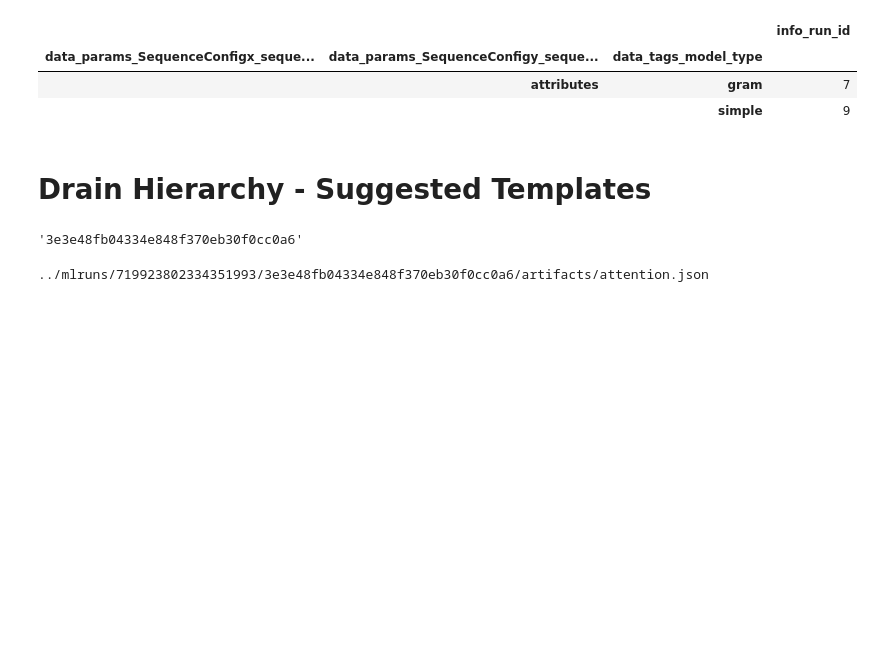
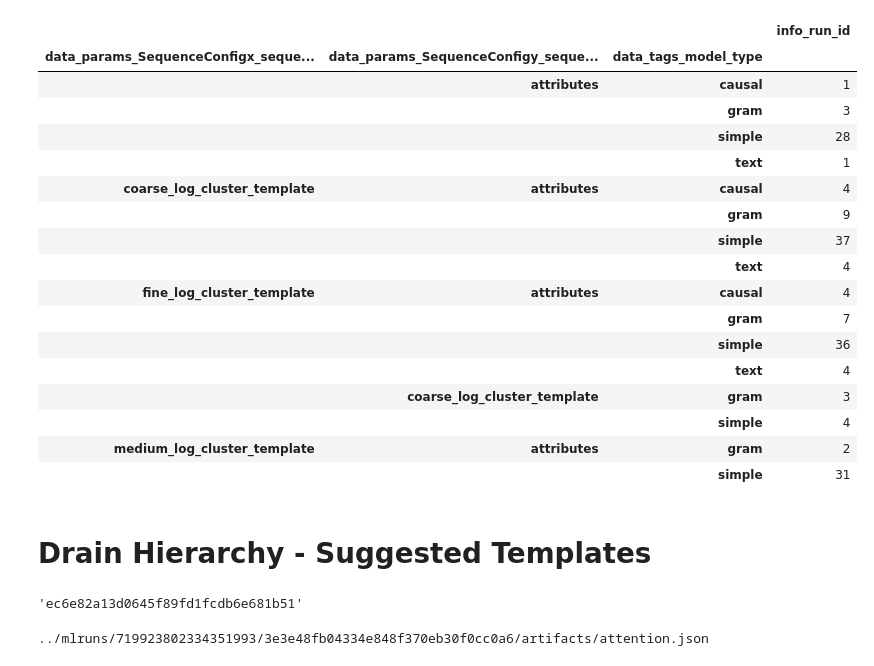
Before and after one commit to DerDoni/Domain-Guided-Monitoring, a Jupyter notebook: notebooks/drain_hierarchy.ipynb, the cells around one changed output. Drawn from its saved outputs; the diff is of its cells as text; code cells hidden in the pictures; blank space fills up the shorter version.

```diff
--- a/notebooks/drain_hierarchy.ipynb
+++ b/notebooks/drain_hierarchy.ipynb
@@ -26,25 +26,39 @@ Queried 103 runs from MLFlow for huawei_logs
 # %%
 huawei_df = mlflow_helper.huawei_run_df(
-    valid_x_columns=["fine_log_cluster_template", "coarse_log_cluster_template", ""],
+    valid_x_columns=["fine_log_cluster_template", "coarse_log_cluster_template", "", "medium_log_cluster_template"],
     valid_y_columns=["attributes", "coarse_log_cluster_template"],
     include_drain_hierarchy=True,
 )
 huawei_df = huawei_df[
-    huawei_df["data_params_ModelConfigbase_feature_embeddings_trainable"].astype(str) == "True"
+    huawei_df["data_params_ModelConfigbase_feature_embeddings_trainable"].astype(str) == "False"
 ]
 
 huawei_df.groupby(by=[
     "data_params_SequenceConfigx_sequence_column_name",
     "data_params_SequenceConfigy_sequence_column_name",
     "data_tags_model_type",
 ]).agg({
     "info_run_id": len
 })
 # %% [output]
 |  |  |  | info_run_id |
 | data_params_SequenceConfigx_seque... | data_params_SequenceConfigy_seque... | data_tags_model_type |  |
-|  | attributes | gram | 7 |
-|  |  | simple | 9 |
+|  | attributes | causal | 1 |
+|  |  | gram | 3 |
+|  |  | simple | 28 |
+|  |  | text | 1 |
+| coarse_log_cluster_template | attributes | causal | 4 |
+|  |  | gram | 9 |
+|  |  | simple | 37 |
+|  |  | text | 4 |
+| fine_log_cluster_template | attributes | causal | 4 |
+|  |  | gram | 7 |
+|  |  | simple | 36 |
+|  |  | text | 4 |
+|  | coarse_log_cluster_template | gram | 3 |
+|  |  | simple | 4 |
+| medium_log_cluster_template | attributes | gram | 2 |
+|  |  | simple | 31 |
 # %% [markdown]
 # Drain Hierarchy - Suggested Templates
 # %%
@@ -55,7 +69,7 @@ run_id = huawei_df[
 ]["info_run_id"].iloc[0]
 run_id
 # %% [output]
-'3e3e48fb04334e848f370eb30f0cc0a6'
+'ec6e82a13d0645f89fd1fcdb6e681b51'
 # %%
 feature_node_mapping = create_graph_visualization(
     run_id=run_id,
```
Also changed, not shown: parts of 4 cells of this notebook, 1 other file.
